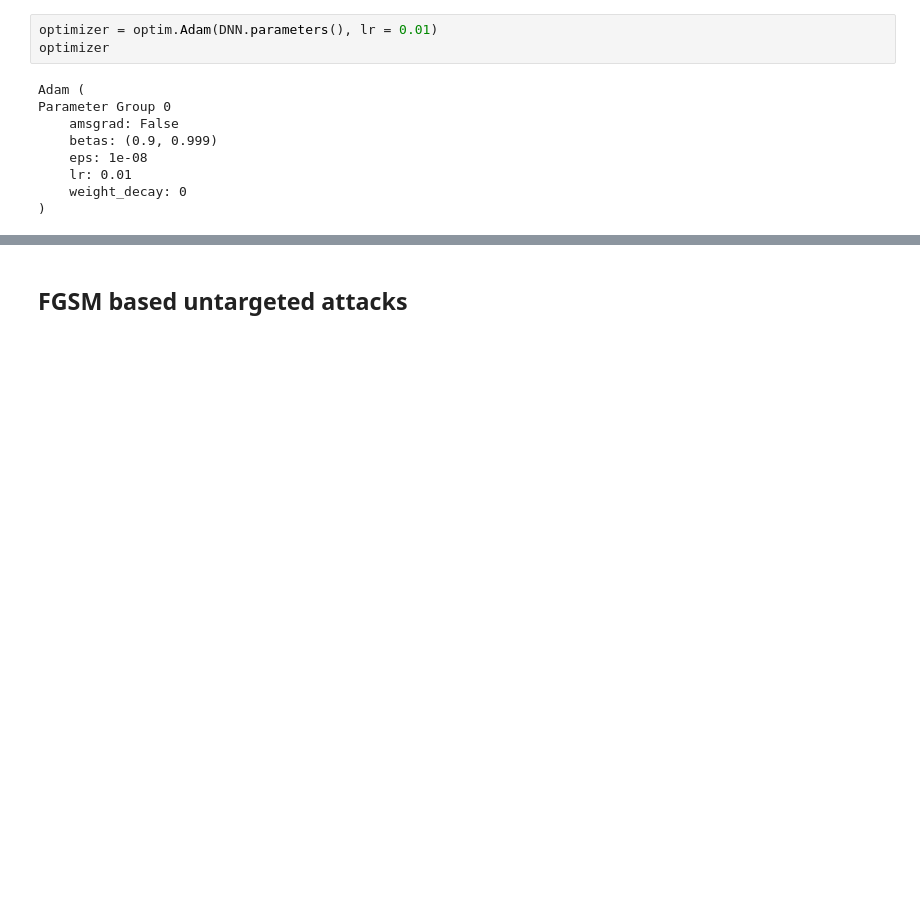
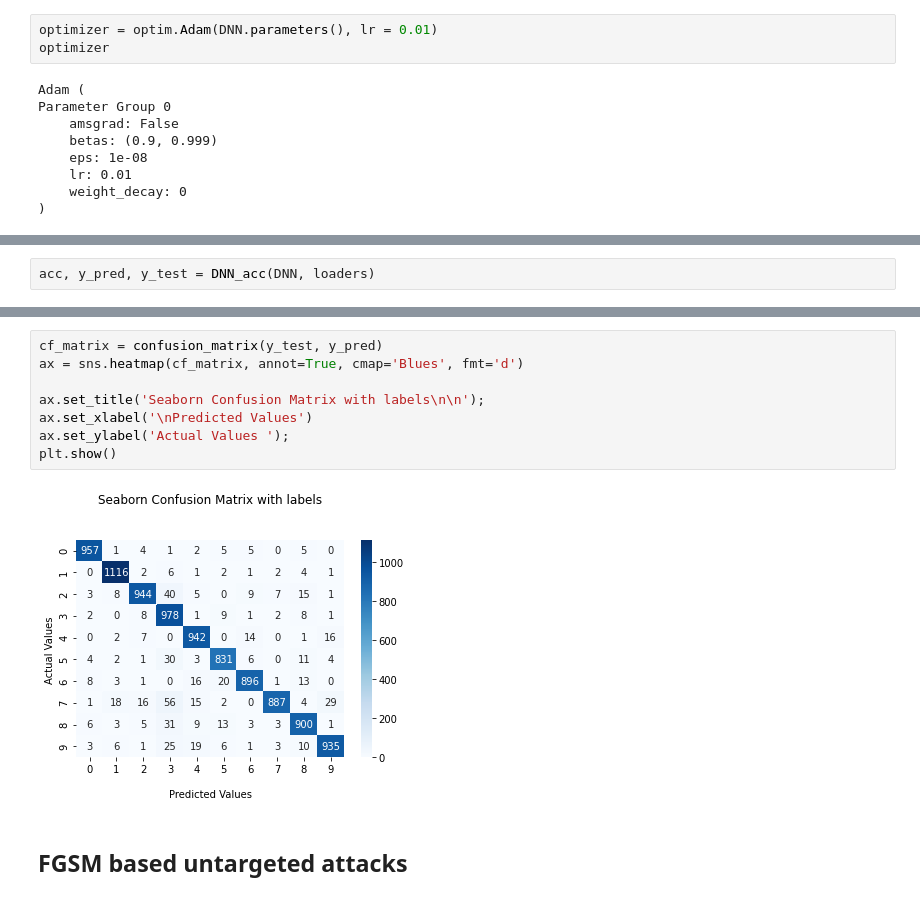
Before and after one commit to yeb2Binfang/ECE-GY-9163-ML-cyber, a Jupyter notebook: Lab/MLSec_Lab2.ipynb, the cells around one changed output, grey strips where cells are left out. Cells and saved outputs as stored; diff of their text form; blank space fills up the shorter version.

```diff
--- a/Lab/MLSec_Lab2.ipynb
+++ b/Lab/MLSec_Lab2.ipynb
@@ -244,0 +238,2 @@ def DNN_acc(model, loaders):
+# %%
+acc, y_pred, y_test = DNN_acc(DNN, loaders)
@@ -245,3 +244,13 @@ def DNN_acc(model, loaders):
+# %%
+cf_matrix = confusion_matrix(y_test, y_pred)
+ax = sns.heatmap(cf_matrix, annot=True, cmap='Blues', fmt='d')
+
+ax.set_title('Seaborn Confusion Matrix with labels\n\n');
+ax.set_xlabel('\nPredicted Values')
+ax.set_ylabel('Actual Values ');
+plt.show()
+# %% [output]
+[figure, added]
 # %% [markdown]
 ## FGSM based untargeted attacks
 # %% [markdown]
```
Also changed, not shown: parts of 8 cells of this notebook.
